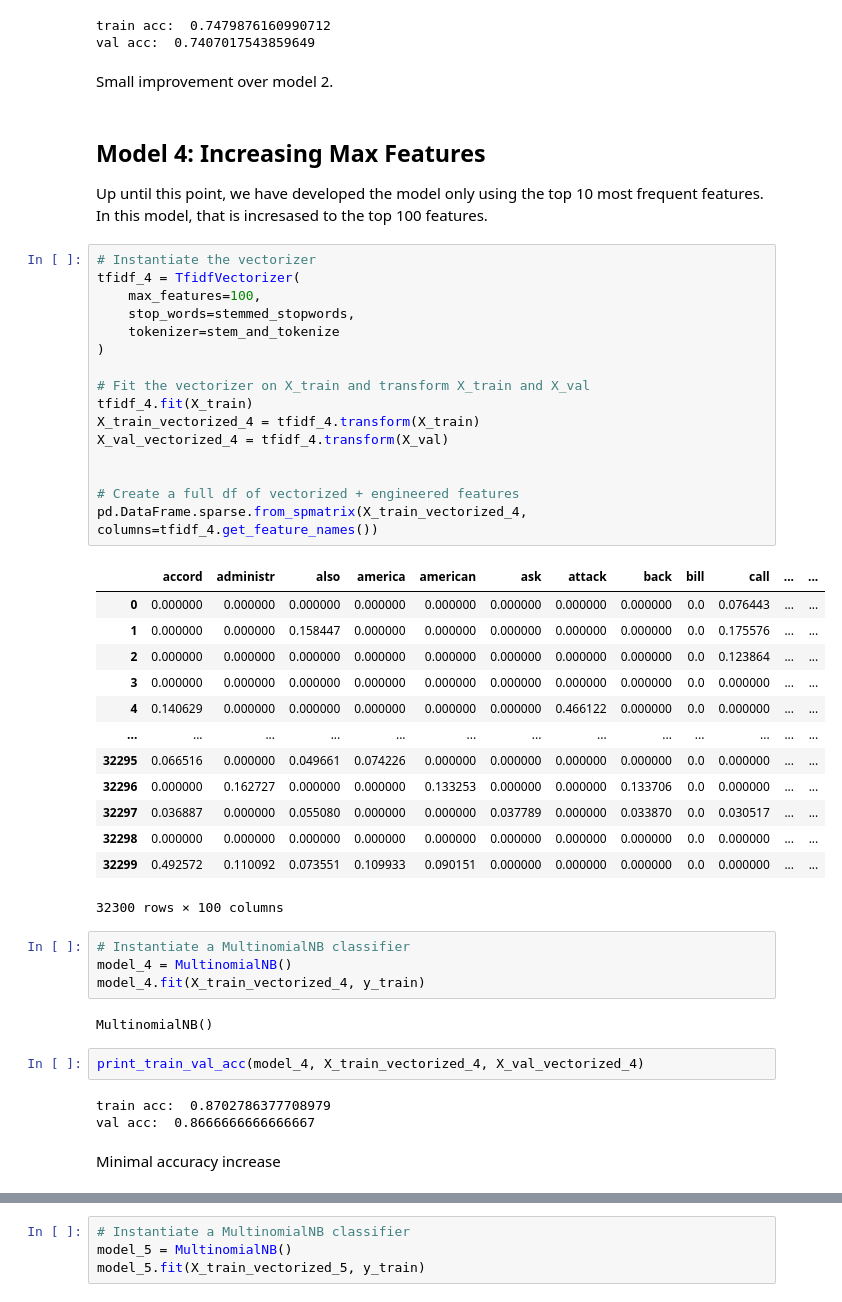
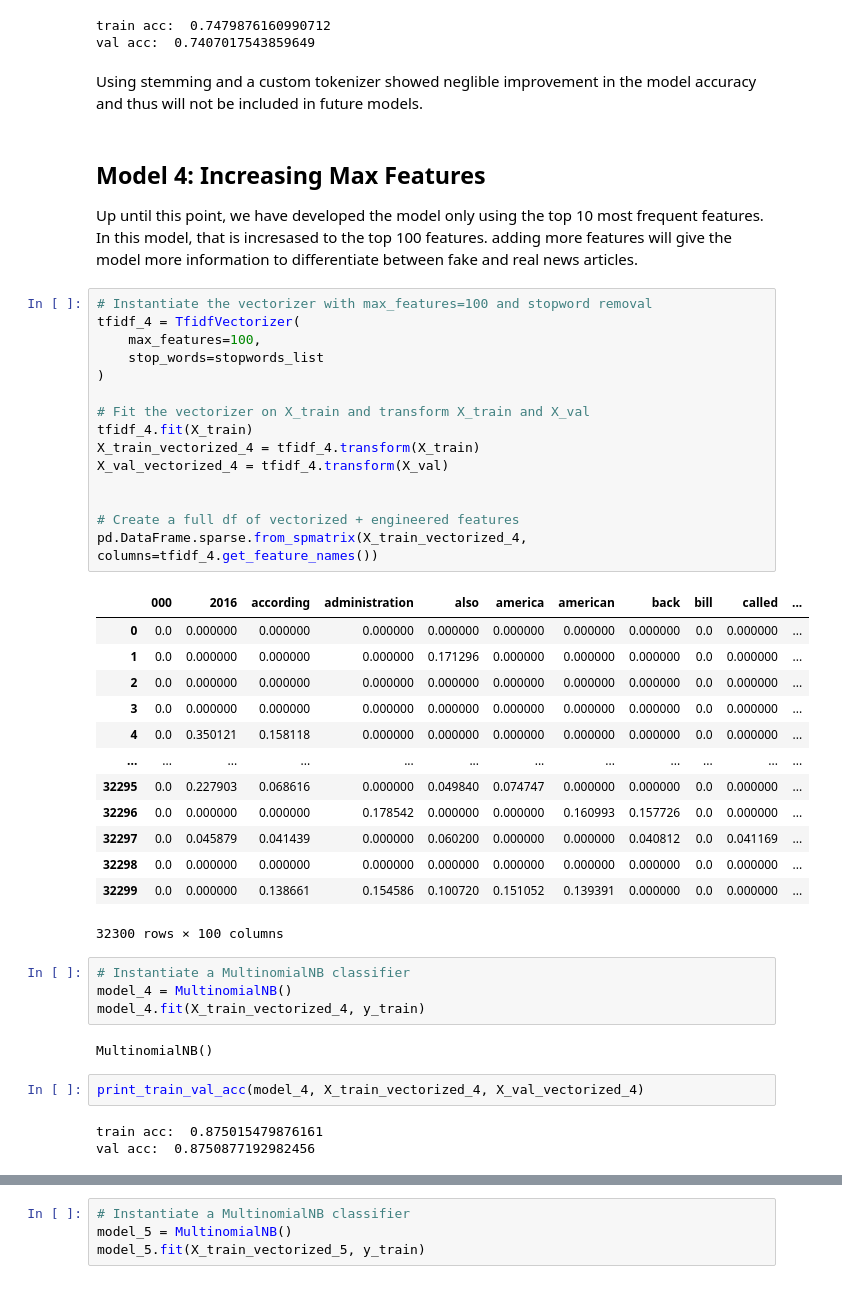
Before and after one commit to bentoler22/Phase_5_Project, a Jupyter notebook: Fake News Detection.ipynb, the cells around one changed output, grey strips where cells are left out. Drawn from its saved outputs; the diff is of its cells as text.

```diff
--- a/Fake News Detection.ipynb
+++ b/Fake News Detection.ipynb
@@ -409,40 +411,39 @@ print_train_val_acc(model_3, X_train_vectorized_3, X_val_vectorized_3)
 # %% [output]
 train acc:  0.7479876160990712
 val acc:  0.7407017543859649
-# %% [markdown]
-Small improvement over model 2.
+# %% [markdown]
+Using stemming and a custom tokenizer showed neglible improvement in the model accuracy and thus will not be included in future models.
 # %% [markdown]
 ## Model 4: Increasing Max Features
-Up until this point, we have developed the model only using the top 10 most frequent features. In this model, that is incresased to the top 100 features.
+Up until this point, we have developed the model only using the top 10 most frequent features. In this model, that is incresased to the top 100 features. adding more features will give the model more information to differentiate between fake and real news articles.
 # %%
-# Instantiate the vectorizer
+# Instantiate the vectorizer with max_features=100 and stopword removal
 tfidf_4 = TfidfVectorizer(
     max_features=100,
-    stop_words=stemmed_stopwords,
-    tokenizer=stem_and_tokenize
+    stop_words=stopwords_list
 )
 
 # Fit the vectorizer on X_train and transform X_train and X_val
 tfidf_4.fit(X_train)
 X_train_vectorized_4 = tfidf_4.transform(X_train)
 X_val_vectorized_4 = tfidf_4.transform(X_val)
 
 
 # Create a full df of vectorized + engineered features
 pd.DataFrame.sparse.from_spmatrix(X_train_vectorized_4, columns=tfidf_4.get_feature_names())
 # %% [output]
-|  | accord | administr | also | america | american | ask | attack | back | bill | call | ... | ... |
-| 0 | 0.000000 | 0.000000 | 0.000000 | 0.000000 | 0.000000 | 0.000000 | 0.000000 | 0.000000 | 0.0 | 0.076443 | ... | ... |
-| 1 | 0.000000 | 0.000000 | 0.158447 | 0.000000 | 0.000000 | 0.000000 | 0.000000 | 0.000000 | 0.0 | 0.175576 | ... | ... |
-| 2 | 0.000000 | 0.000000 | 0.000000 | 0.000000 | 0.000000 | 0.000000 | 0.000000 | 0.000000 | 0.0 | 0.123864 | ... | ... |
-| 3 | 0.000000 | 0.000000 | 0.000000 | 0.000000 | 0.000000 | 0.000000 | 0.000000 | 0.000000 | 0.0 | 0.000000 | ... | ... |
-| 4 | 0.140629 | 0.000000 | 0.000000 | 0.000000 | 0.000000 | 0.000000 | 0.466122 | 0.000000 | 0.0 | 0.000000 | ... | ... |
-| ... | ... | ... | ... | ... | ... | ... | ... | ... | ... | ... | ... | ... |
-| 32295 | 0.066516 | 0.000000 | 0.049661 | 0.074226 | 0.000000 | 0.000000 | 0.000000 | 0.000000 | 0.0 | 0.000000 | ... | ... |
-| 32296 | 0.000000 | 0.162727 | 0.000000 | 0.000000 | 0.133253 | 0.000000 | 0.000000 | 0.133706 | 0.0 | 0.000000 | ... | ... |
-| 32297 | 0.036887 | 0.000000 | 0.055080 | 0.000000 | 0.000000 | 0.037789 | 0.000000 | 0.033870 | 0.0 | 0.030517 | ... | ... |
-| 32298 | 0.000000 | 0.000000 | 0.000000 | 0.000000 | 0.000000 | 0.000000 | 0.000000 | 0.000000 | 0.0 | 0.000000 | ... | ... |
-| 32299 | 0.492572 | 0.110092 | 0.073551 | 0.109933 | 0.090151 | 0.000000 | 0.000000 | 0.000000 | 0.0 | 0.000000 | ... | ... |
+|  | 000 | 2016 | according | administration | also | america | american | back | bill | called | ... |
+| 0 | 0.0 | 0.000000 | 0.000000 | 0.000000 | 0.000000 | 0.000000 | 0.000000 | 0.000000 | 0.0 | 0.000000 | ... |
+| 1 | 0.0 | 0.000000 | 0.000000 | 0.000000 | 0.171296 | 0.000000 | 0.000000 | 0.000000 | 0.0 | 0.000000 | ... |
+| 2 | 0.0 | 0.000000 | 0.000000 | 0.000000 | 0.000000 | 0.000000 | 0.000000 | 0.000000 | 0.0 | 0.000000 | ... |
+| 3 | 0.0 | 0.000000 | 0.000000 | 0.000000 | 0.000000 | 0.000000 | 0.000000 | 0.000000 | 0.0 | 0.000000 | ... |
+| 4 | 0.0 | 0.350121 | 0.158118 | 0.000000 | 0.000000 | 0.000000 | 0.000000 | 0.000000 | 0.0 | 0.000000 | ... |
+| ... | ... | ... | ... | ... | ... | ... | ... | ... | ... | ... | ... |
+| 32295 | 0.0 | 0.227903 | 0.068616 | 0.000000 | 0.049840 | 0.074747 | 0.000000 | 0.000000 | 0.0 | 0.000000 | ... |
+| 32296 | 0.0 | 0.000000 | 0.000000 | 0.178542 | 0.000000 | 0.000000 | 0.160993 | 0.157726 | 0.0 | 0.000000 | ... |
+| 32297 | 0.0 | 0.045879 | 0.041439 | 0.000000 | 0.060200 | 0.000000 | 0.000000 | 0.040812 | 0.0 | 0.041169 | ... |
+| 32298 | 0.0 | 0.000000 | 0.000000 | 0.000000 | 0.000000 | 0.000000 | 0.000000 | 0.000000 | 0.0 | 0.000000 | ... |
+| 32299 | 0.0 | 0.000000 | 0.138661 | 0.154586 | 0.100720 | 0.151052 | 0.139391 | 0.000000 | 0.0 | 0.000000 | ... |
 32300 rows × 100 columns
 # %%
 # Instantiate a MultinomialNB classifier
@@ -453,7 +454,5 @@ MultinomialNB()
 # %%
 print_train_val_acc(model_4, X_train_vectorized_4, X_val_vectorized_4)
 # %% [output]
-train acc:  0.8702786377708979
-val acc:  0.8666666666666667
+train acc:  0.875015479876161
+val acc:  0.8750877192982456
-# %% [markdown]
-Minimal accuracy increase
```
Also changed, not shown: parts of 77 cells of this notebook, 4 other files.
